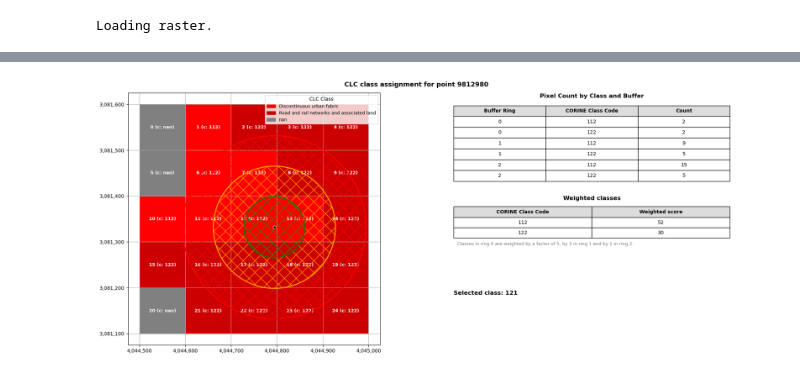
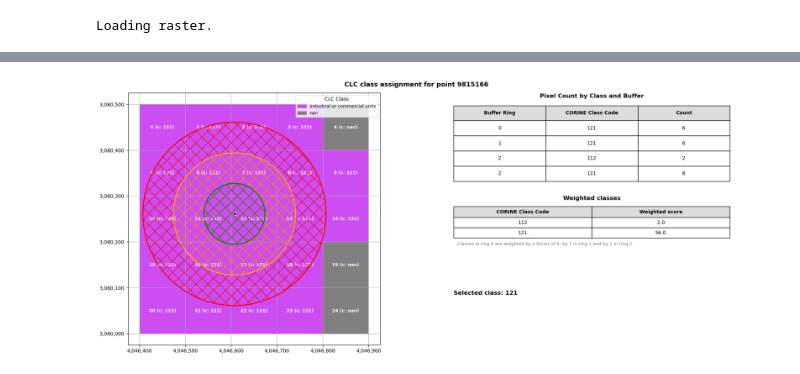
Before and after one commit to mfherrm/BioOTon, a Jupyter notebook: CORINE.ipynb, the cells around one changed output, grey strips where cells are left out. Saved outputs shown, nothing was run; the diff lists cells and outputs as text; code cells hidden in the pictures.

```diff
--- a/CORINE.ipynb
+++ b/CORINE.ipynb
@@ -546,7 +546,7 @@ with rasterio.open(raster_file) as tif:
 
     points["label"] = np.nan
 
-    for idx, content in points[:10].iterrows():
+    for idx, content in points[:1].iterrows():
 
         geo_dfs = []
 
@@ -644,7 +644,7 @@ with rasterio.open(raster_file) as tif:
             joined_df = frame.join(dbf_df, on = "value")
 
             # Get only intersecting pixels
-            intersection_result = joined_df.intersects(buffer.unary_union)
+            intersection_result = joined_df.intersects(buffer.union_all())
 
             filtered_dfs.append(joined_df[intersection_result])
 
@@ -672,7 +672,7 @@ with rasterio.open(raster_file) as tif:
         weighted_class = weighted_frame.idxmax().item()
 
 
-        print(weighted_class)
+        print("Assigned: ",weighted_class)
 
         points.loc[points.index==idx, 'label'] = weighted_class
 # %% [output]
@@ -1091,7 +1089,7 @@ distance = 200
 corine_dir = "F:\\Persönliches\\Git\\BioOTon"
 recording_dir = "Z:\\Audio_data\\Dawn_chorus_raw_data"
 dir_files = os.listdir(corine_dir)
-x_range=np.arange(100)#"all"
+x_range=np.arange(1)#"all"
 
 raster_file = os.path.join(corine_dir, list(compress(dir_files, [file.endswith("clip.tif") for file in dir_files]))[0])
 dbf_file = os.path.join(corine_dir, list(compress(dir_files, [file.endswith("vat.dbf") for file in dir_files]))[0])
@@ -1185,6 +1183,11 @@ with rasterio.open(raster_file) as tif:
             geo_dfs.append(geo_df[results])
 
         # drop pixels that occur in multiple buffers
+        first_ring = pd.concat([geo_dfs[0], geo_dfs[1]])
+        second_ring = pd.concat(geo_dfs)
+
+        geo_dfs[1] = first_ring.loc[first_ring.normalize().drop_duplicates(keep=False).index]
+        geo_dfs[2] = second_ring.loc[second_ring.normalize().drop_duplicates(keep=False).index]
 
         filtered_dfs = []
 
@@ -1192,6 +1195,10 @@ with rasterio.open(raster_file) as tif:
             # Get only intersecting pixels
             # Need to combine the three buffers into one large one
             intersection_result = frame.intersects(pd.concat(buffers).union_all())
+
+
+
+
             selection = frame[intersection_result]
             joined_df = selection.join(dbf_df, on = "value")
 
@@ -1263,5 +1266,5 @@ Assigned class 112 to point 99
 # %%
-point = 10
+point = 0
 
 geodataframe = joined_df
 fig, ax= plt.subplots(1, 2, figsize=(20, 8))
@@ -1383,34 +1386,34 @@ ax[1].text(0.5, 0.575, "Weighted classes",
 table2 = ax[1].table(
     cellText=w_frame.values,
     colLabels=weighted_headers,
     colLoc='center',
     cellLoc='center',
     loc='top',
     bbox=[0.1, 0.425, 0.8, 0.125] # Adjust position
 )
 table2.auto_set_font_size(False)
 table2.set_fontsize(10)
 for (row, col), cell in table2.get_celld().items():
     if row == 0:
         cell.set_facecolor("#dcdcdc")
         cell.set_text_props(fontweight='bold')
         cell.set_height(0.029)
 
 # Hide axes
 ax[1].axis('off')
 
 weight_text = "Classes in ring 0 are weighted by a factor of 5, by 3 in ring 1 and by 1 in ring 2."
 
 ax[1].text(0.11, 0.4, weight_text,
            transform=ax[1].transAxes, ha='left', va='center', fontsize=9, color="grey")
 
 ax[1].text(0.1, 0.2, f"Selected class: {points.iloc[point].label}", fontsize= 12, fontweight = "bold")
 
 
 plt.tight_layout()
 plt.show()
 # %% [output]
-[figure, old version]
+[figure, new version]
 # %%
 val_frame
 # %% [output]
```
Also changed, not shown: parts of 6 cells of this notebook.
